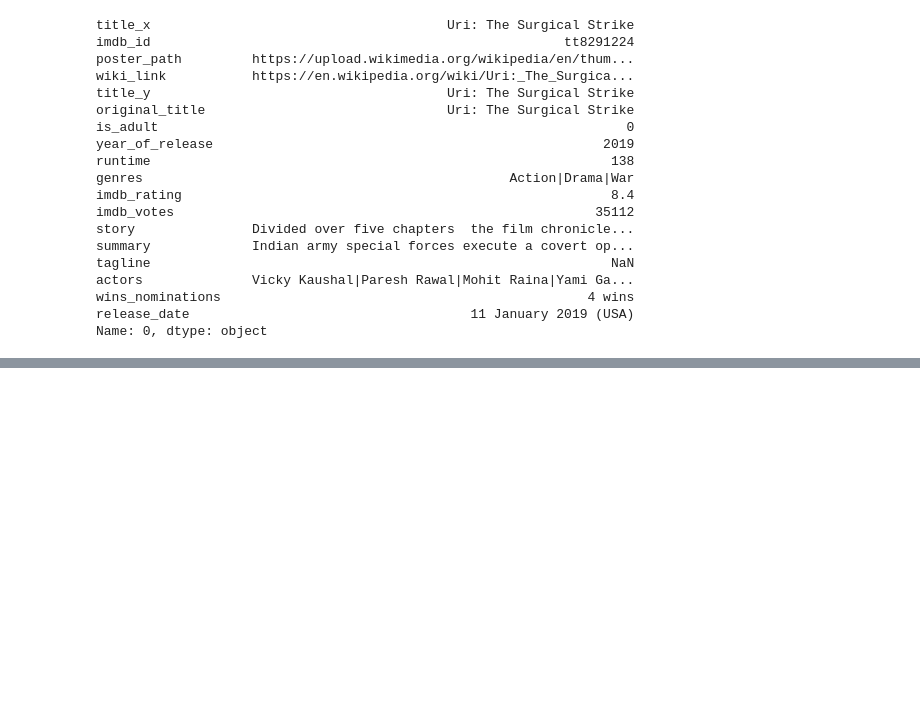
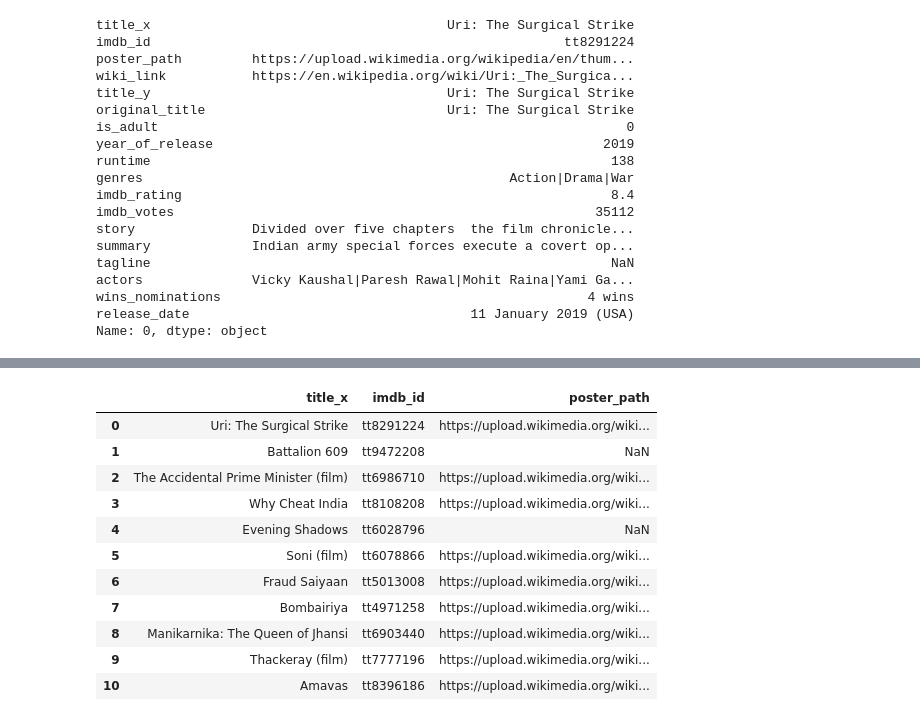
Before and after one commit to Aryan-Kamboj11/Python-Pandas, a Jupyter notebook: Pandas DataFrame.ipynb, the cells around one changed output, grey strips where cells are left out. Drawn from its saved outputs; the diff is of its cells as text; code cells hidden in the pictures; blank space fills up the shorter version.

```diff
--- a/Pandas DataFrame.ipynb
+++ b/Pandas DataFrame.ipynb
@@ -363,0 +421,15 @@ movies.iloc[::3].head(10)
+# %%
+movies.loc[:10,'title_x':'poster_path']
+# %% [output]
+|  | title_x | imdb_id | poster_path |
+| 0 | Uri: The Surgical Strike | tt8291224 | https://upload.wikimedia.org/wiki... |
+| 1 | Battalion 609 | tt9472208 | NaN |
+| 2 | The Accidental Prime Minister (film) | tt6986710 | https://upload.wikimedia.org/wiki... |
+| 3 | Why Cheat India | tt8108208 | https://upload.wikimedia.org/wiki... |
+| 4 | Evening Shadows | tt6028796 | NaN |
+| 5 | Soni (film) | tt6078866 | https://upload.wikimedia.org/wiki... |
+| 6 | Fraud Saiyaan | tt5013008 | https://upload.wikimedia.org/wiki... |
+| 7 | Bombairiya | tt4971258 | https://upload.wikimedia.org/wiki... |
+| 8 | Manikarnika: The Queen of Jhansi | tt6903440 | https://upload.wikimedia.org/wiki... |
+| 9 | Thackeray (film) | tt7777196 | https://upload.wikimedia.org/wiki... |
+| 10 | Amavas | tt8396186 | https://upload.wikimedia.org/wiki... |
```
Also changed, not shown: parts of 4 cells of this notebook.
